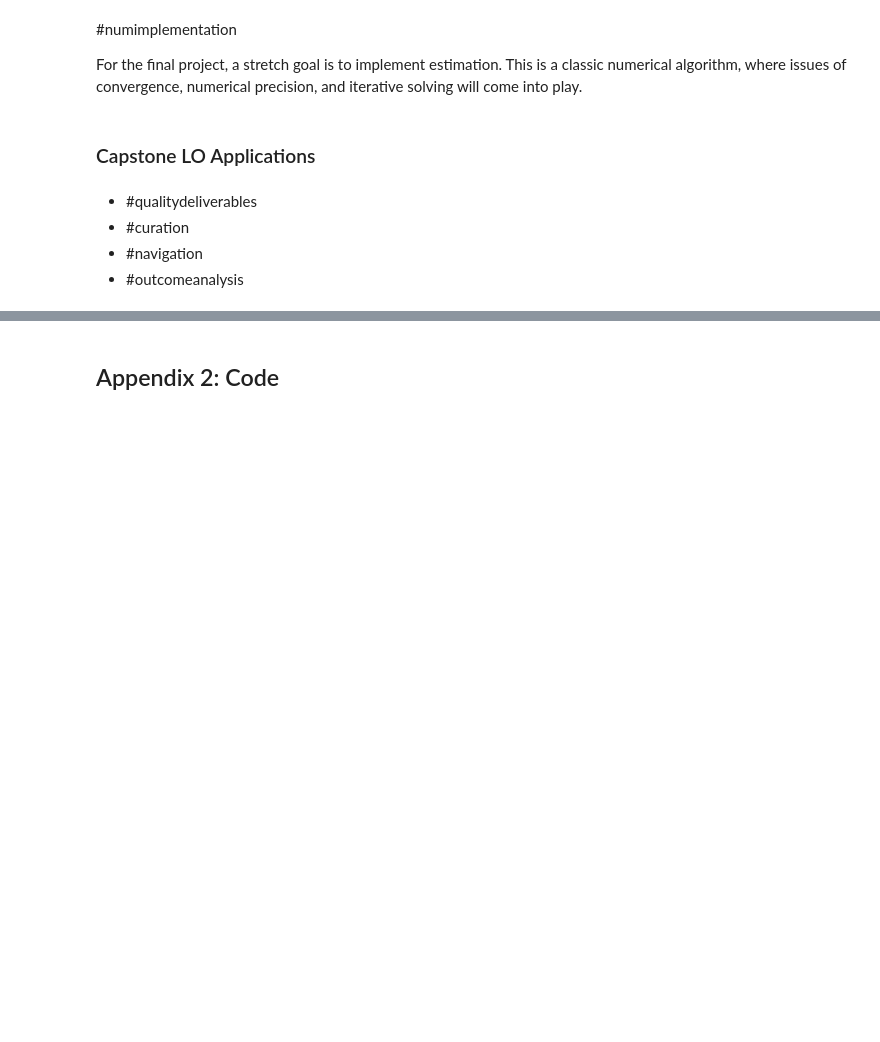
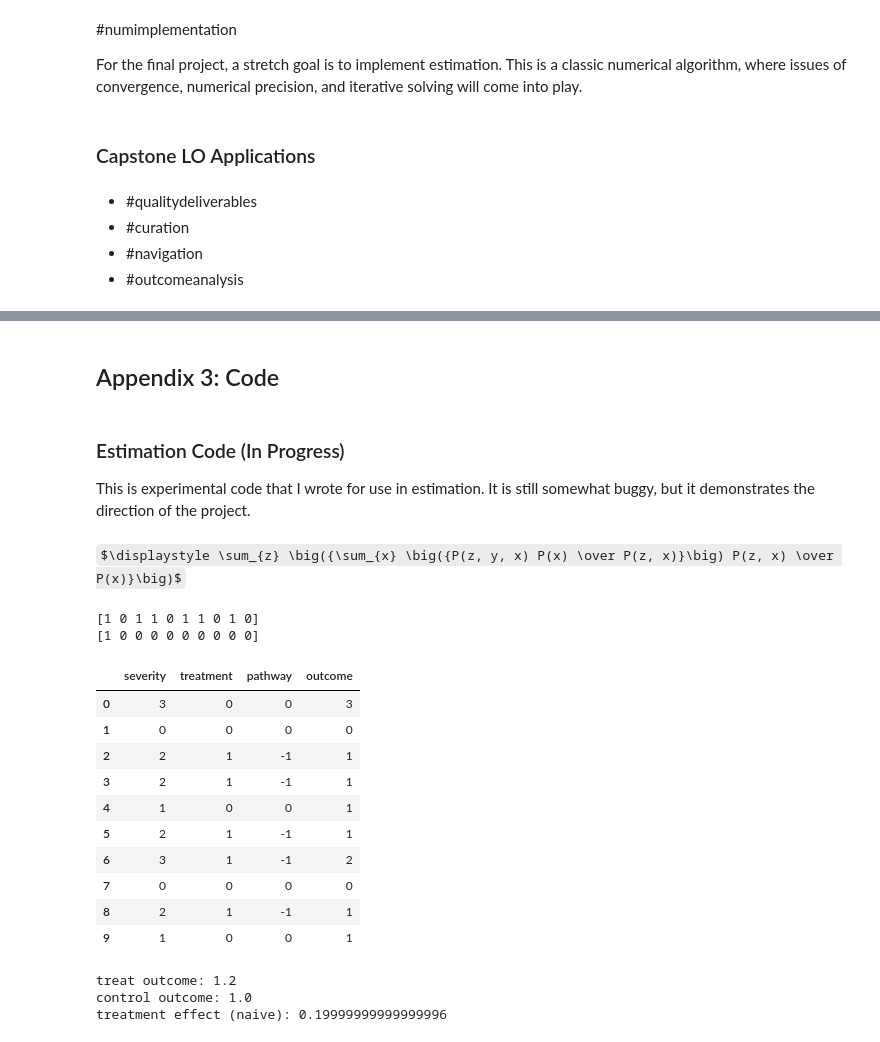
Before and after one commit to leo-ware/pqp, a Jupyter notebook: writeup/writeup.ipynb, the cells around one changed output, grey strips where cells are left out. Cells and saved outputs as stored; diff of their text form; code cells hidden in the pictures; some formulas as TeX source; blank space fills up the shorter version.

```diff
--- a/writeup/writeup.ipynb
+++ b/writeup/writeup.ipynb
@@ -493,2 +592,25 @@ For the final project, a stretch goal is to implement estimation. This is a clas
 # %% [markdown]
-## Appendix 2: Code
+## Appendix 3: Code
+# %% [markdown]
+### Estimation Code (In Progress)
+
+This is experimental code that I wrote for use in estimation. It is still somewhat buggy, but it demonstrates the direction of the project.
+# %%
+from pqp.variable import make_vars, Variable
+from pqp.graph import Graph
+from pqp.expression import Expression, Marginal, P, Product, Quotient
+
+import matplotlib.pyplot as plt
+import numpy as np
+import pandas as pd
+
+x, y, z = make_vars("xyz")
+g = Graph([
+    z <= x,
+    y <= z,
+    x & y
+])
+estimand = g.idc([y], [x])
+estimand.display()
+# %% [output]
+$\displaystyle \sum_{z} \big({\sum_{x} \big({P(z, y, x) P(x) \over P(z, x)}\big) P(z, x) \over P(x)}\big)$
@@ -494,0 +697,55 @@ For the final project, a stretch goal is to implement estimation. This is a clas
+# %%
+np.random.seed(137)
+n = 10
+
+severity = np.random.binomial(3, 0.5, size=n)
+doctor_noise = np.random.binomial(1, 0.1, size=n)
+print((severity > 1).astype(int))
+print(doctor_noise)
+treatment = ((severity > 1) != doctor_noise).astype(int)
+
+# print(treatment)
+
+pathway_predisposition = 0# np.random.binomial(2, 0.5, size=n)
+pathway = pathway_predisposition - treatment
+
+outcome_noise = 0#np.random.binomial(2, 0.5, size=n)
+outcome = pathway + severity + outcome_noise
+
+model_vars = {}
+for name in ["severity", "treatment", "pathway", "outcome"]:
+    model_vars[name] = Variable(name)
+
+df = pd.DataFrame({
+    "severity": severity,
+    "treatment": treatment,
+    "pathway": pathway,
+    "outcome": outcome,
+})
+
+df.head(10)
+# %% [output]
+[1 0 1 1 0 1 1 0 1 0]
+[1 0 0 0 0 0 0 0 0 0]
+|  | severity | treatment | pathway | outcome |
+| 0 | 3 | 0 | 0 | 3 |
+| 1 | 0 | 0 | 0 | 0 |
+| 2 | 2 | 1 | -1 | 1 |
+| 3 | 2 | 1 | -1 | 1 |
+| 4 | 1 | 0 | 0 | 1 |
+| 5 | 2 | 1 | -1 | 1 |
+| 6 | 3 | 1 | -1 | 2 |
+| 7 | 0 | 0 | 0 | 0 |
+| 8 | 2 | 1 | -1 | 1 |
+| 9 | 1 | 0 | 0 | 1 |
+# %%
+treat_outcome = df.outcome[df.treatment == 1].mean()
+control_outcome = df.outcome[df.treatment == 0].mean()
+
+print(f"treat outcome: {treat_outcome}")
+print(f"control outcome: {control_outcome}")
+print(f"treatment effect (naive): {treat_outcome - control_outcome}")
+# %% [output]
+treat outcome: 1.2
+control outcome: 1.0
+treatment effect (naive): 0.19999999999999996
```
Also changed, not shown: parts of 60 cells of this notebook, 21 other files.
